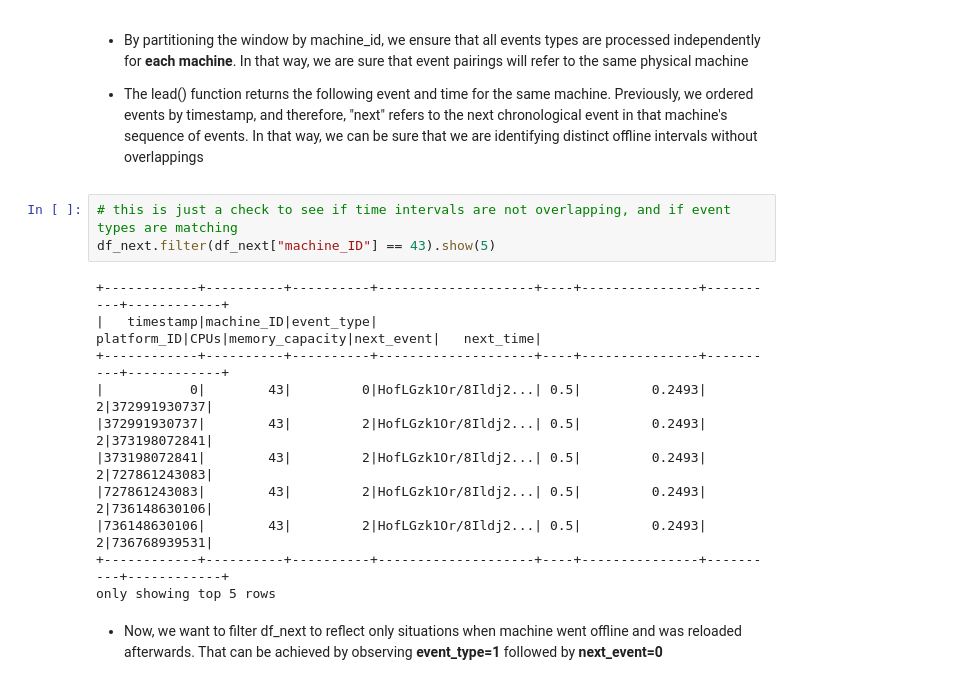
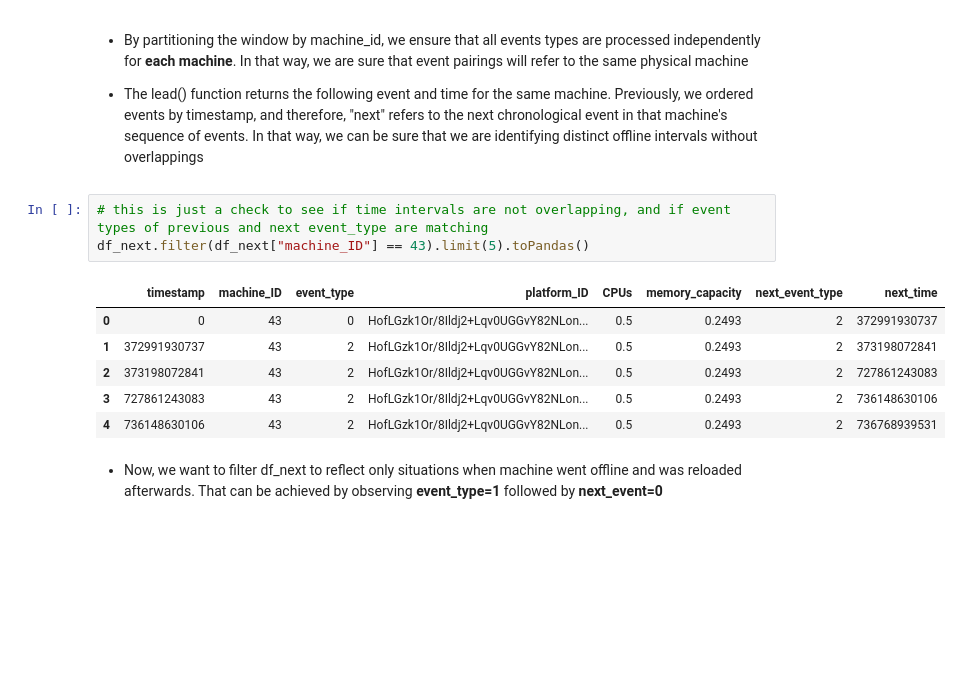
Before and after one commit to len-rtz/LDMS-google-traces-spark, a Jupyter notebook: google_cluster_analysis.ipynb, the cells around one changed output. Cells and saved outputs as stored; diff of their text form; blank space fills up the shorter version.

```diff
--- a/google_cluster_analysis.ipynb
+++ b/google_cluster_analysis.ipynb
@@ -141,19 +127,15 @@ only showing top 5 rows
 
 - The lead() function returns the following event and time for the same machine. Previously, we ordered events by timestamp, and therefore, "next" refers to the next chronological event in that machine's sequence of events. In that way, we can be sure that we are identifying distinct offline intervals without overlappings
 # %%
-# this is just a check to see if time intervals are not overlapping, and if event types are matching
-df_next.filter(df_next["machine_ID"] == 43).show(5)
+# this is just a check to see if time intervals are not overlapping, and if event types of previous and next event_type are matching
+df_next.filter(df_next["machine_ID"] == 43).limit(5).toPandas()
 # %% [output]
-+------------+----------+----------+--------------------+----+---------------+----------+------------+
-|   timestamp|machine_ID|event_type|         platform_ID|CPUs|memory_capacity|next_event|   next_time|
-+------------+----------+----------+--------------------+----+---------------+----------+------------+
-|           0|        43|         0|HofLGzk1Or/8Ildj2...| 0.5|         0.2493|         2|372991930737|
-|372991930737|        43|         2|HofLGzk1Or/8Ildj2...| 0.5|         0.2493|         2|373198072841|
-|373198072841|        43|         2|HofLGzk1Or/8Ildj2...| 0.5|         0.2493|         2|727861243083|
-|727861243083|        43|         2|HofLGzk1Or/8Ildj2...| 0.5|         0.2493|         2|736148630106|
-|736148630106|        43|         2|HofLGzk1Or/8Ildj2...| 0.5|         0.2493|         2|736768939531|
-+------------+----------+----------+--------------------+----+---------------+----------+------------+
-only showing top 5 rows
+|  | timestamp | machine_ID | event_type | platform_ID | CPUs | memory_capacity | next_event_type | next_time |
+| 0 | 0 | 43 | 0 | HofLGzk1Or/8Ildj2+Lqv0UGGvY82NLon... | 0.5 | 0.2493 | 2 | 372991930737 |
+| 1 | 372991930737 | 43 | 2 | HofLGzk1Or/8Ildj2+Lqv0UGGvY82NLon... | 0.5 | 0.2493 | 2 | 373198072841 |
+| 2 | 373198072841 | 43 | 2 | HofLGzk1Or/8Ildj2+Lqv0UGGvY82NLon... | 0.5 | 0.2493 | 2 | 727861243083 |
+| 3 | 727861243083 | 43 | 2 | HofLGzk1Or/8Ildj2+Lqv0UGGvY82NLon... | 0.5 | 0.2493 | 2 | 736148630106 |
+| 4 | 736148630106 | 43 | 2 | HofLGzk1Or/8Ildj2+Lqv0UGGvY82NLon... | 0.5 | 0.2493 | 2 | 736768939531 |
 # %% [markdown]
 - Now, we want to filter df_next to reflect only situations when machine went offline and was reloaded afterwards. That can be achieved by observing **event_type=1** followed by **next_event=0**
 # %%
```
Also changed, not shown: parts of 43 cells of this notebook.
